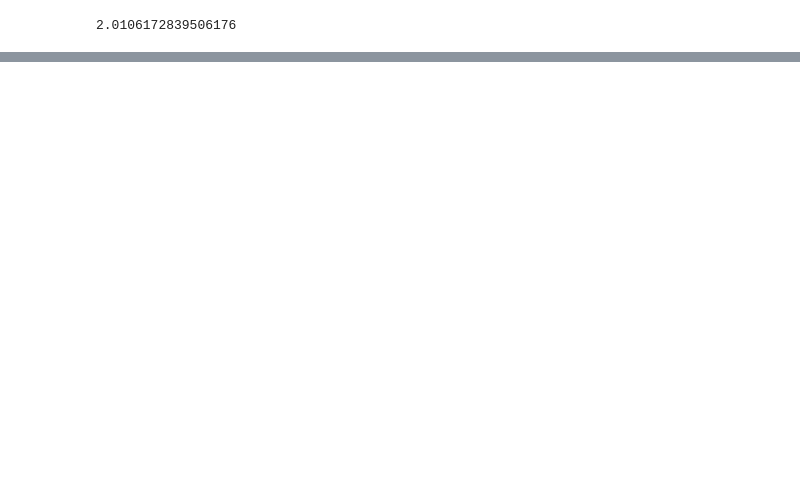
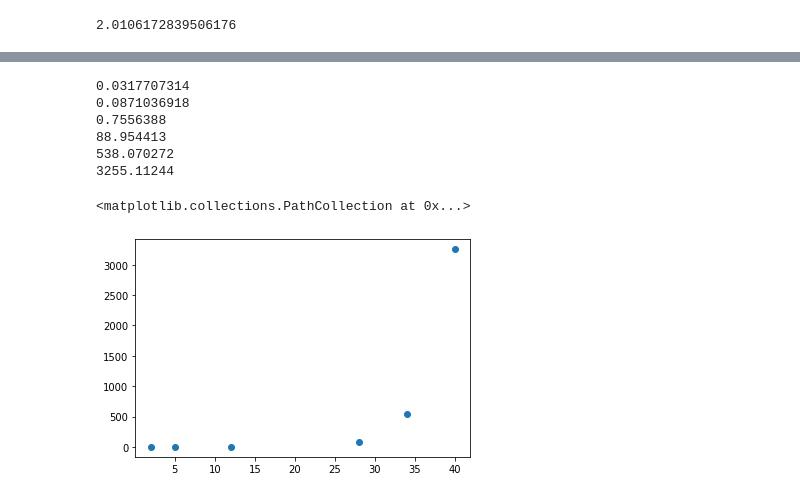
Before and after one commit to HugoJBello/clases-estadistica-1-empresariales, a Jupyter notebook: materiales/scripts/regression.ipynb, the cells around one changed output, grey strips where cells are left out. Cells and saved outputs as stored; diff of their text form; code cells hidden in the pictures; blank space fills up the shorter version.

```diff
--- a/materiales/scripts/regression.ipynb
+++ b/materiales/scripts/regression.ipynb
@@ -182,0 +241,24 @@ print(y)
+# %%
+
+y = [3.17707314e-02, 8.71036918e-02, 7.55638800e-01, 8.89544130e+01,
+ 5.38070272e+02, 3.25511244e+03]
+
+for item in y:
+    print(item)
+
+y = np.array([0.0317707314,
+0.0871036918,
+0.7556388,
+88.954413,
+538.070272,
+3255.11244           ])
+plt.scatter(x,y)
+# %% [output]
+0.0317707314
+0.0871036918
+0.7556388
+88.954413
+538.070272
+3255.11244
+<matplotlib.collections.PathCollection at 0x...>
+[figure, added]
```
Also changed, not shown: parts of 12 cells of this notebook, 4 other files.
